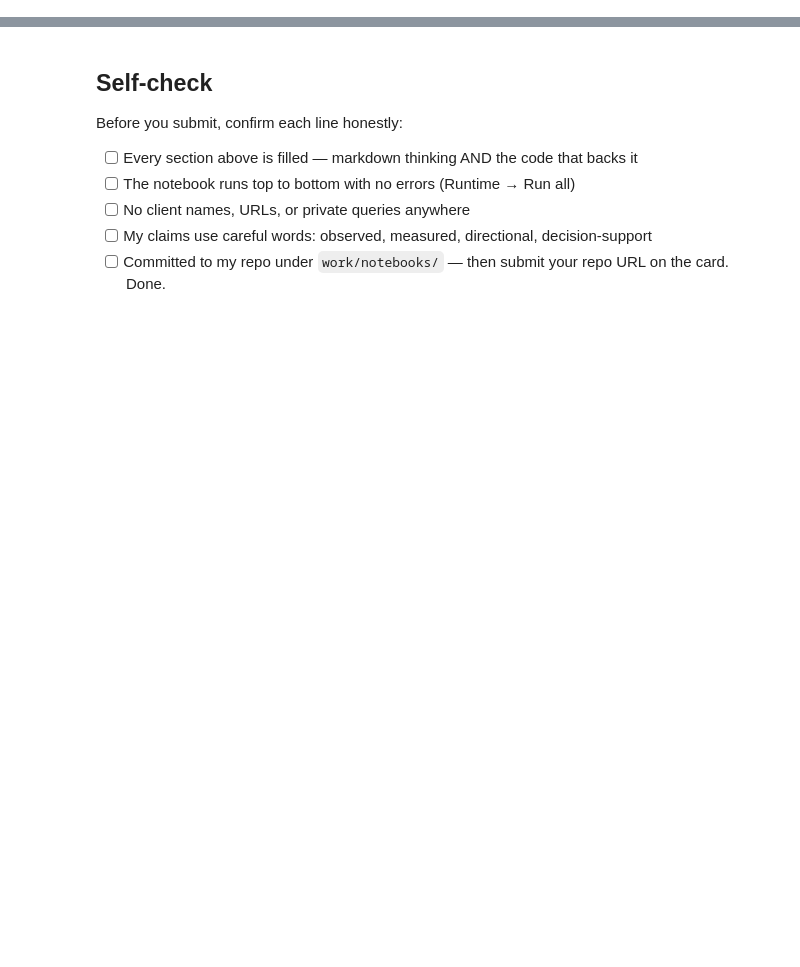
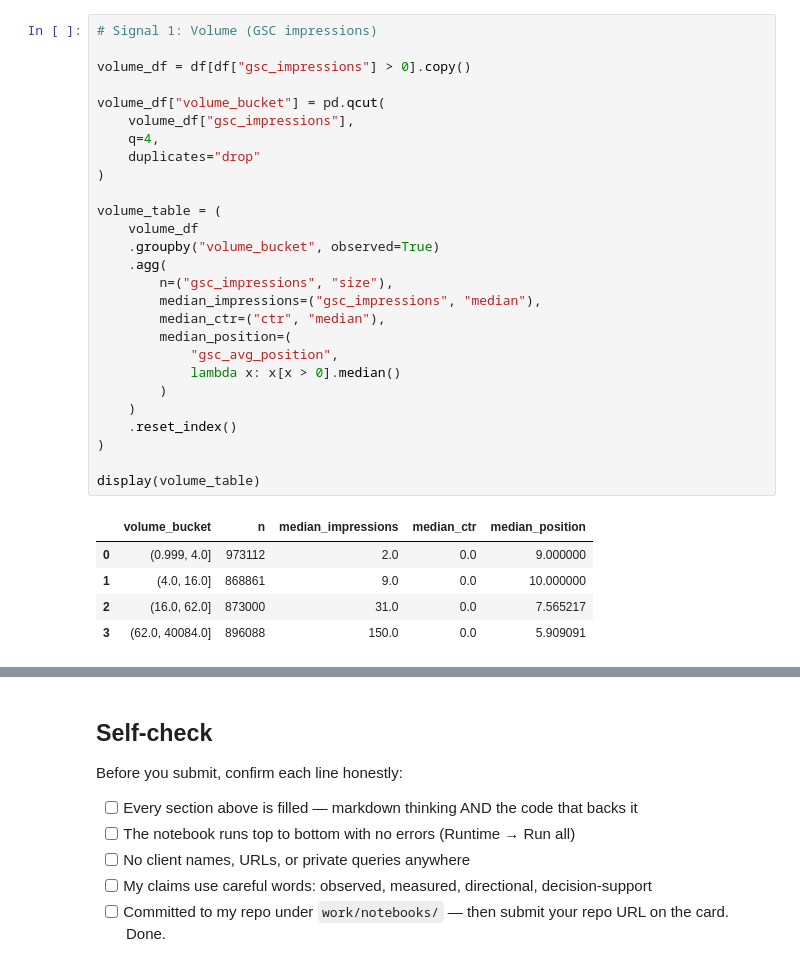
Before and after one commit to mohamedaamar744-ux/flyrank-ml-internship, a Jupyter notebook: work/notebooks/w04_baseline_score.ipynb, the cells around one changed output, grey strips where cells are left out. Drawn from its saved outputs; the diff is of its cells as text; blank space fills up the shorter version.

```diff
--- a/work/notebooks/w04_baseline_score.ipynb
+++ b/work/notebooks/w04_baseline_score.ipynb
@@ -36,0 +103,33 @@ This skeleton is yours to fill. Work the sections **in order** — each one has
+# %%
+# Signal 1: Volume (GSC impressions)
+
+volume_df = df[df["gsc_impressions"] > 0].copy()
+
+volume_df["volume_bucket"] = pd.qcut(
+    volume_df["gsc_impressions"],
+    q=4,
+    duplicates="drop"
+)
+
+volume_table = (
+    volume_df
+    .groupby("volume_bucket", observed=True)
+    .agg(
+        n=("gsc_impressions", "size"),
+        median_impressions=("gsc_impressions", "median"),
+        median_ctr=("ctr", "median"),
+        median_position=(
+            "gsc_avg_position",
+            lambda x: x[x > 0].median()
+        )
+    )
+    .reset_index()
+)
+
+display(volume_table)
+# %% [output]
+|  | volume_bucket | n | median_impressions | median_ctr | median_position |
+| 0 | (0.999, 4.0] | 973112 | 2.0 | 0.0 | 9.000000 |
+| 1 | (4.0, 16.0] | 868861 | 9.0 | 0.0 | 10.000000 |
+| 2 | (16.0, 62.0] | 873000 | 31.0 | 0.0 | 7.565217 |
+| 3 | (62.0, 40084.0] | 896088 | 150.0 | 0.0 | 5.909091 |
```
Also changed, not shown: parts of 18 cells of this notebook.
